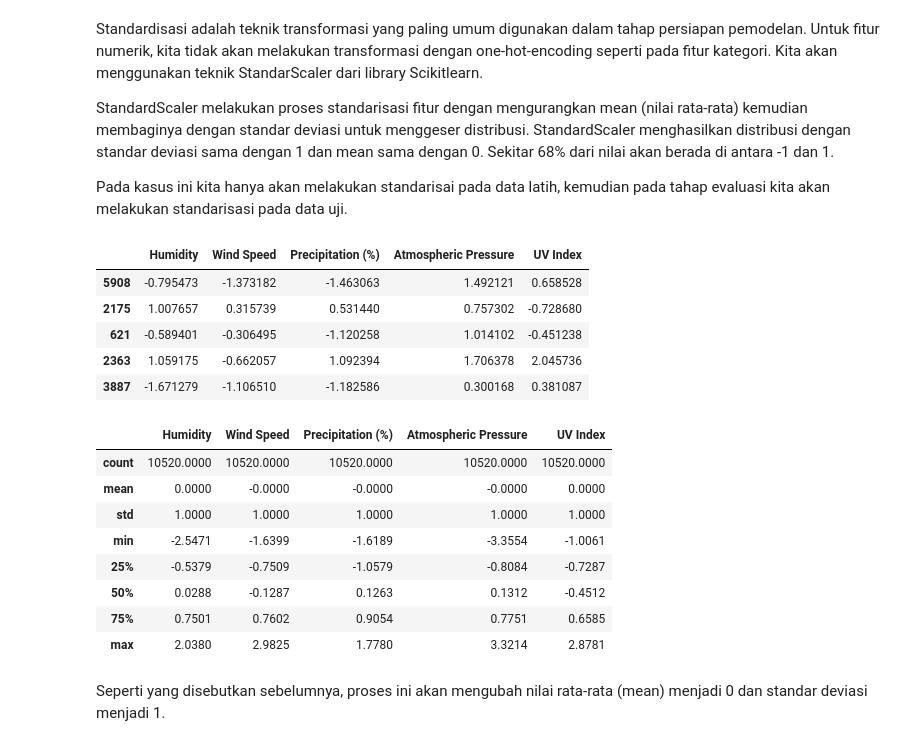
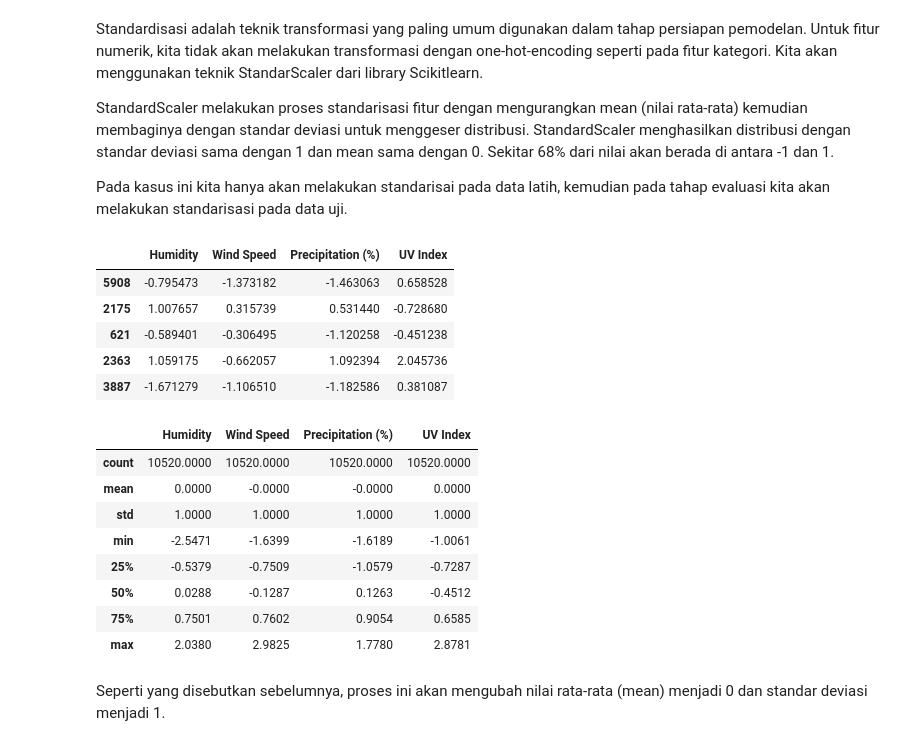
Before and after one commit to bayunk59/Predictive-Analytics, a Jupyter notebook: Proyek_Pertama_Predictive_Analytics.ipynb, the cells around one changed output. Cells and saved outputs as stored; diff of their text form; code cells hidden in the pictures.

```diff
--- a/Proyek_Pertama_Predictive_Analytics.ipynb
+++ b/Proyek_Pertama_Predictive_Analytics.ipynb
@@ -366,4 +330,0 @@ Berdasarkan nilai korelasi di atas `Temperature` dan `Visibilty (km)` adalah fit
-# %%
-# Ada beberapa yang tidak memilik korelasi dengan Weather Type, maka dihilangkan
-cuaca.drop(['Temperature', 'Visibility (km)'], inplace=True, axis=1)
-cuaca.head()
@@ -401,0 +383,4 @@ Data preparation merupakan tahapan penting dalam proses pengembangan model machi
+# %%
+# Ada beberapa yang tidak memilik korelasi dengan Weather Type, maka dihilangkan
+cuaca.drop(['Temperature', 'Atmospheric Pressure','Visibility (km)'], inplace=True, axis=1)
+cuaca.head()
@@ -451,33 +464,31 @@ StandardScaler melakukan proses standarisasi fitur dengan mengurangkan mean (nil
 Pada kasus ini kita hanya akan melakukan standarisai pada data latih, kemudian pada tahap evaluasi kita akan melakukan standarisasi pada data uji.
 # %%
 # Standarisasi data latih (train) dengan StandardCaler (utk numerik)
-from sklearn.preprocessing import StandardScaler
-
-numerical_features = ['Humidity', 'Wind Speed', 'Precipitation (%)','Atmospheric Pressure', 'UV Index']
+numerical_features = ['Humidity', 'Wind Speed', 'Precipitation (%)', 'UV Index']
 scaler = StandardScaler()
 scaler.fit(X_train[numerical_features])
 X_train[numerical_features] = scaler.transform(X_train.loc[:, numerical_features])
 X_train[numerical_features].head()
 # %% [output]
-|  | Humidity | Wind Speed | Precipitation (%) | Atmospheric Pressure | UV Index |
-| 5908 | -0.795473 | -1.373182 | -1.463063 | 1.492121 | 0.658528 |
-| 2175 | 1.007657 | 0.315739 | 0.531440 | 0.757302 | -0.728680 |
-| 621 | -0.589401 | -0.306495 | -1.120258 | 1.014102 | -0.451238 |
-| 2363 | 1.059175 | -0.662057 | 1.092394 | 1.706378 | 2.045736 |
-| 3887 | -1.671279 | -1.106510 | -1.182586 | 0.300168 | 0.381087 |
+|  | Humidity | Wind Speed | Precipitation (%) | UV Index |
+| 5908 | -0.795473 | -1.373182 | -1.463063 | 0.658528 |
+| 2175 | 1.007657 | 0.315739 | 0.531440 | -0.728680 |
+| 621 | -0.589401 | -0.306495 | -1.120258 | -0.451238 |
+| 2363 | 1.059175 | -0.662057 | 1.092394 | 2.045736 |
+| 3887 | -1.671279 | -1.106510 | -1.182586 | 0.381087 |
 # %%
 # mengecek nilai mean dan standar deviasi pada setelah proses standarisasi
 X_train[numerical_features].describe().round(4)
 # %% [output]
-|  | Humidity | Wind Speed | Precipitation (%) | Atmospheric Pressure | UV Index |
-| count | 10520.0000 | 10520.0000 | 10520.0000 | 10520.0000 | 10520.0000 |
-| mean | 0.0000 | -0.0000 | -0.0000 | -0.0000 | 0.0000 |
-| std | 1.0000 | 1.0000 | 1.0000 | 1.0000 | 1.0000 |
-| min | -2.5471 | -1.6399 | -1.6189 | -3.3554 | -1.0061 |
-| 25% | -0.5379 | -0.7509 | -1.0579 | -0.8084 | -0.7287 |
-| 50% | 0.0288 | -0.1287 | 0.1263 | 0.1312 | -0.4512 |
-| 75% | 0.7501 | 0.7602 | 0.9054 | 0.7751 | 0.6585 |
-| max | 2.0380 | 2.9825 | 1.7780 | 3.3214 | 2.8781 |
+|  | Humidity | Wind Speed | Precipitation (%) | UV Index |
+| count | 10520.0000 | 10520.0000 | 10520.0000 | 10520.0000 |
+| mean | 0.0000 | -0.0000 | -0.0000 | 0.0000 |
+| std | 1.0000 | 1.0000 | 1.0000 | 1.0000 |
+| min | -2.5471 | -1.6399 | -1.6189 | -1.0061 |
+| 25% | -0.5379 | -0.7509 | -1.0579 | -0.7287 |
+| 50% | 0.0288 | -0.1287 | 0.1263 | -0.4512 |
+| 75% | 0.7501 | 0.7602 | 0.9054 | 0.6585 |
+| max | 2.0380 | 2.9825 | 1.7780 | 2.8781 |
 # %% [markdown]
 Seperti yang disebutkan sebelumnya, proses ini akan mengubah nilai rata-rata (mean) menjadi 0 dan standar deviasi menjadi 1.
 # %% [markdown]
```
Also changed, not shown: parts of 46 cells of this notebook, 1 other file.
